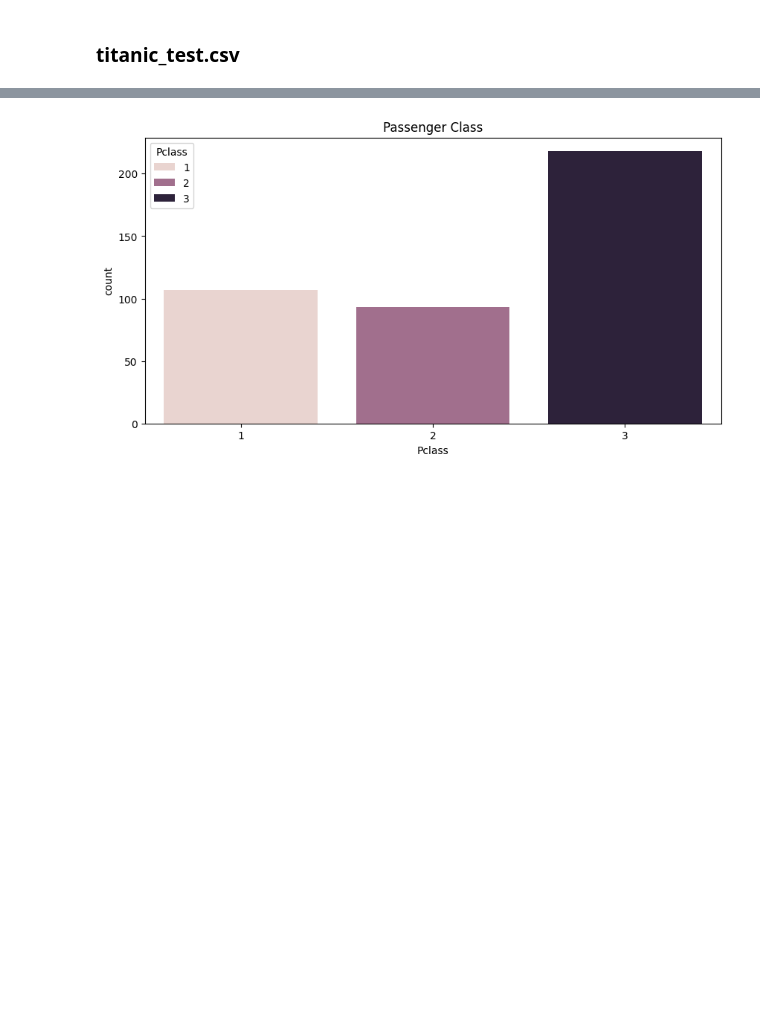
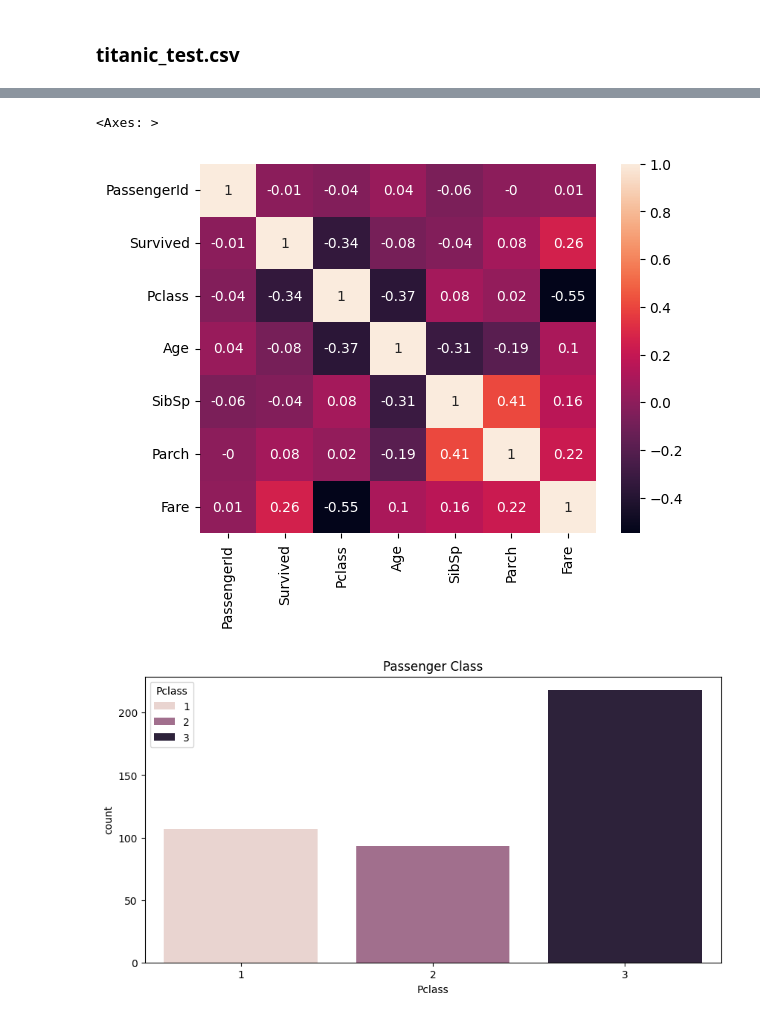
Before and after one commit to Rorando111/cpe019, a Jupyter notebook: Hands_on_Activity_4_1_Advanced_Data_Analytics_and_Machine_Learning.ipynb, the cells around one changed output, grey strips where cells are left out. Drawn from its saved outputs; the diff is of its cells as text; code cells hidden in the pictures; blank space fills up the shorter version.

```diff
--- a/Hands_on_Activity_4_1_Advanced_Data_Analytics_and_Machine_Learning.ipynb
+++ b/Hands_on_Activity_4_1_Advanced_Data_Analytics_and_Machine_Learning.ipynb
@@ -83,3 +114,9 @@ train["Age"].fillna(train["Age"].mean(), inplace = True)
+# %%
+train_corr = train.corr().round(2)
+sns.heatmap(train_corr, annot = True)
+# %% [output]
+<Axes: >
+[figure, added]
 # %%
 #The figsize=(10,5) argument sets the width and height of the figure window in inches.
 plt.figure(figsize=(10,5))
```
Also changed, not shown: parts of 91 cells of this notebook.
